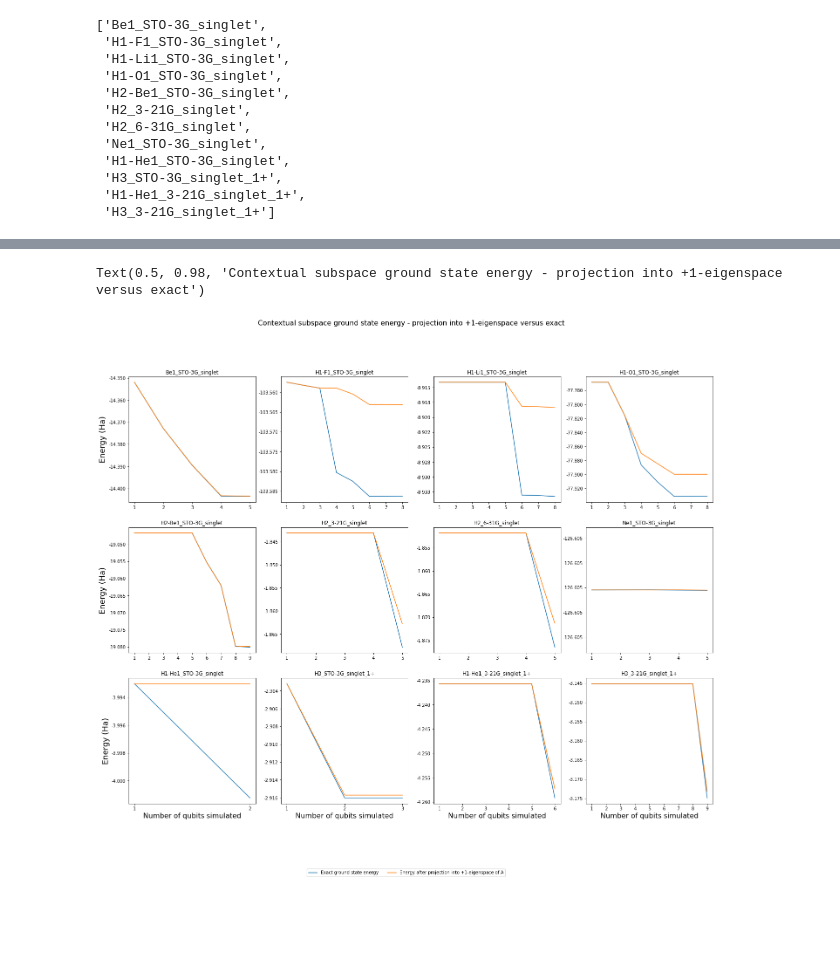
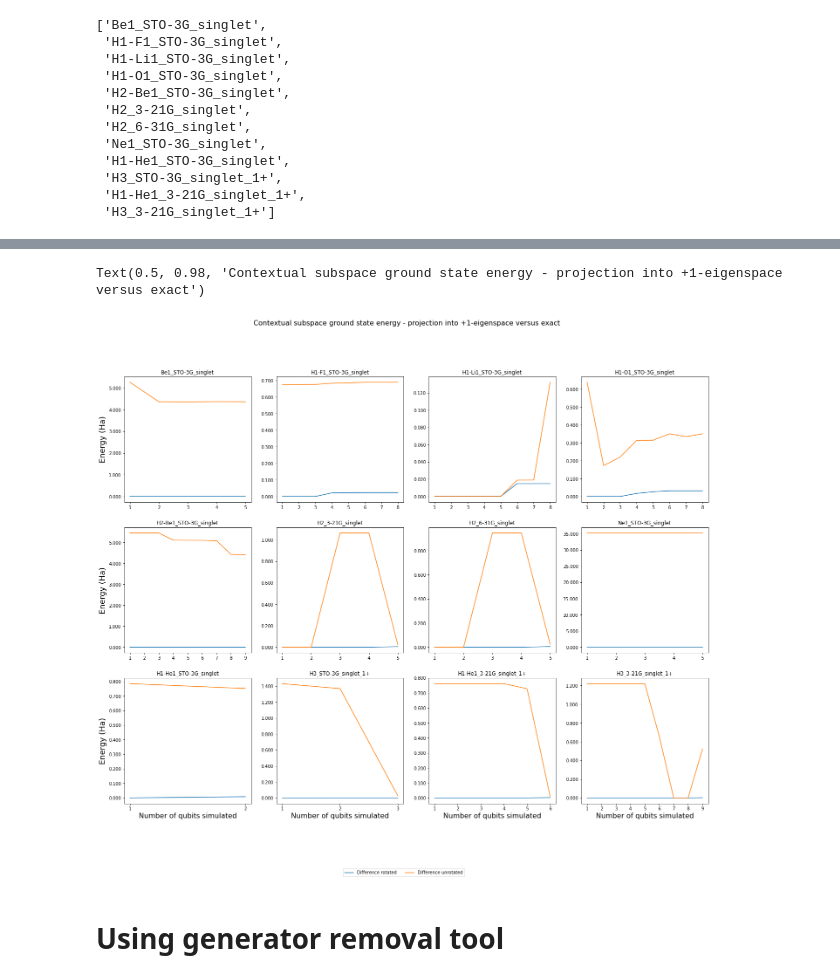
Before and after one commit to wmkirby1/CS-VQE, a Jupyter notebook: Noncontextual estimate vs ground state.ipynb, the cells around one changed output, grey strips where cells are left out. Drawn from its saved outputs; the diff is of its cells as text; code cells hidden in the pictures; blank space fills up the shorter version.

```diff
--- a/Noncontextual estimate vs ground state.ipynb
+++ b/Noncontextual estimate vs ground state.ipynb
@@ -292,37 +327,37 @@ for index, speciesname in enumerate(small_ham_keys):
     grid = grid_pos[index]
 
     mol_results = proj_energy[speciesname]
     X = mol_results['qubit_nums']
-    Y1 = mol_results['gs_true']
-    Y2 = mol_results['gs_proj']
+    Y1 = mol_results['diff_rot']
+    Y2 = mol_results['diff_unrot']
 
     axs[grid].get_yaxis().get_major_formatter().set_useOffset(False)
     axs[grid].yaxis.set_major_formatter(FormatStrFormatter('%.3f'))
     axs[grid].set_title(str(speciesname))
-    l1 = axs[grid].plot(X, Y1, label='Exact ground state energy')
-    l2 = axs[grid].plot(X, Y2, label='Energy after projection into +1-eigenspace of A')
+    l1 = axs[grid].plot(X, Y1, label='Difference rotated')
+    l2 = axs[grid].plot(X, Y2, label='Difference unrotated')
     axs[grid].set_xticks(X)
 
     if factors[0] != 1:
         if grid[0] == 2:
             axs[grid].set_xlabel('Number of qubits simulated',fontsize=16)
         if grid[1] == 0:
             axs[grid].set_ylabel('Energy (Ha)',fontsize=18)
     else:
         axs[grid].set_xlabel('Number of generators removed',fontsize=16)
         if grid == 0:
             axs[grid].set_ylabel('Energy (Ha)',fontsize=18)
 
 handles, labels = axs[grid].get_legend_handles_labels()
 fig.legend(handles,
            labels,
            loc="lower center",
            borderaxespad=0.1,
            ncol=2)
 
 fig.suptitle('Contextual subspace ground state energy - projection into +1-eigenspace versus exact', fontsize=16)
 # %% [output]
 Text(0.5, 0.98, 'Contextual subspace ground state energy - projection into +1-eigenspace versus exact')
-[figure, old version]
+[figure, new version]
 # %%
 fig.savefig("plots/noncontextual_gs_exact_versus_+1_restriction", dpi=300)
@@ -330,0 +364,2 @@ H1-He1_STO-3G_singlet
+# %% [markdown]
+# Using generator removal tool
```
Also changed, not shown: parts of 8 cells of this notebook, 24 other files.
